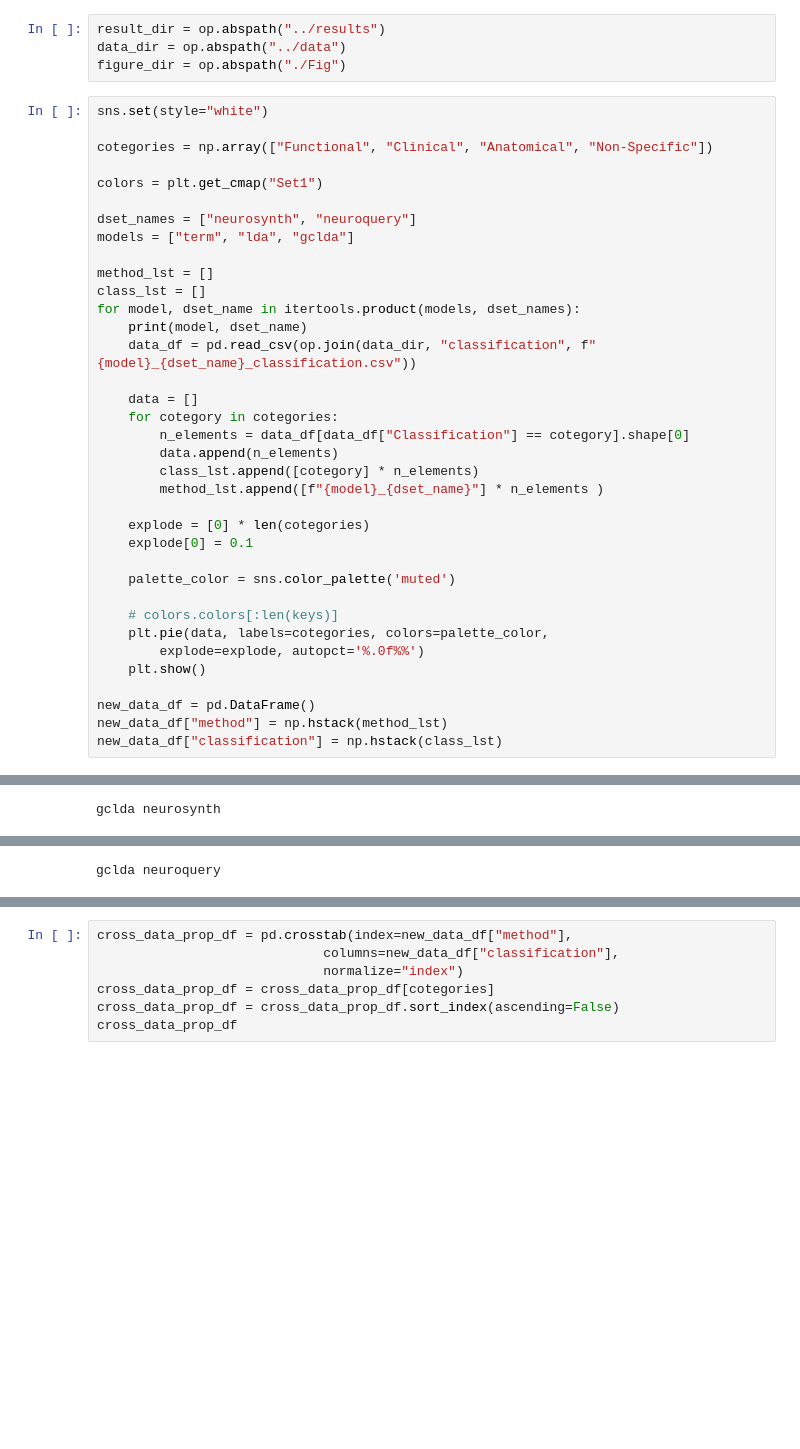
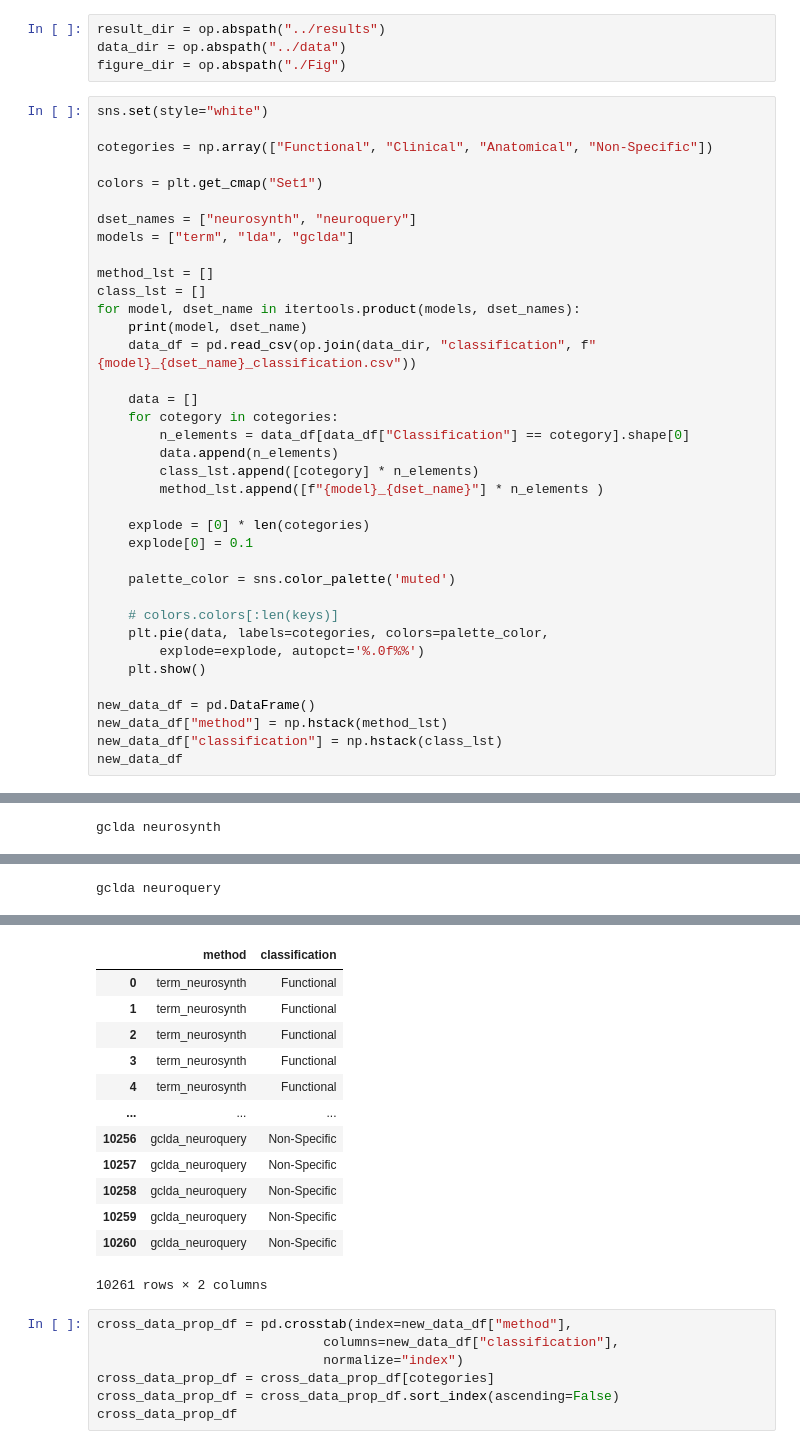
Before and after one commit to NBCLab/gradient-decoding, a Jupyter notebook: figures/term_classification.ipynb, the cells around one changed output, grey strips where cells are left out. Drawn from its saved outputs; the diff is of its cells as text; blank space fills up the shorter version.

```diff
--- a/figures/term_classification.ipynb
+++ b/figures/term_classification.ipynb
@@ -32,33 +32,47 @@ for model, dset_name in itertools.product(models, dset_names):
         data.append(n_elements)
         class_lst.append([cotegory] * n_elements)
         method_lst.append([f"{model}_{dset_name}"] * n_elements )
 
     explode = [0] * len(cotegories)
     explode[0] = 0.1
 
     palette_color = sns.color_palette('muted')
 
     # colors.colors[:len(keys)]
     plt.pie(data, labels=cotegories, colors=palette_color,
         explode=explode, autopct='%.0f%%')
     plt.show()
 
 new_data_df = pd.DataFrame()
 new_data_df["method"] = np.hstack(method_lst)
 new_data_df["classification"] = np.hstack(class_lst)
+new_data_df
 # %% [output]
 term neurosynth
 [figure]
 term neuroquery
 [figure]
 lda neurosynth
 [figure]
 lda neuroquery
 [figure]
 gclda neurosynth
 [figure]
 gclda neuroquery
 [figure]
+|  | method | classification |
+| 0 | term_neurosynth | Functional |
+| 1 | term_neurosynth | Functional |
+| 2 | term_neurosynth | Functional |
+| 3 | term_neurosynth | Functional |
+| 4 | term_neurosynth | Functional |
+| ... | ... | ... |
+| 10256 | gclda_neuroquery | Non-Specific |
+| 10257 | gclda_neuroquery | Non-Specific |
+| 10258 | gclda_neuroquery | Non-Specific |
+| 10259 | gclda_neuroquery | Non-Specific |
+| 10260 | gclda_neuroquery | Non-Specific |
+10261 rows × 2 columns
 # %%
 cross_data_prop_df = pd.crosstab(index=new_data_df["method"],
                              columns=new_data_df["classification"],
```
Also changed, not shown: parts of 1 cell of this notebook.
